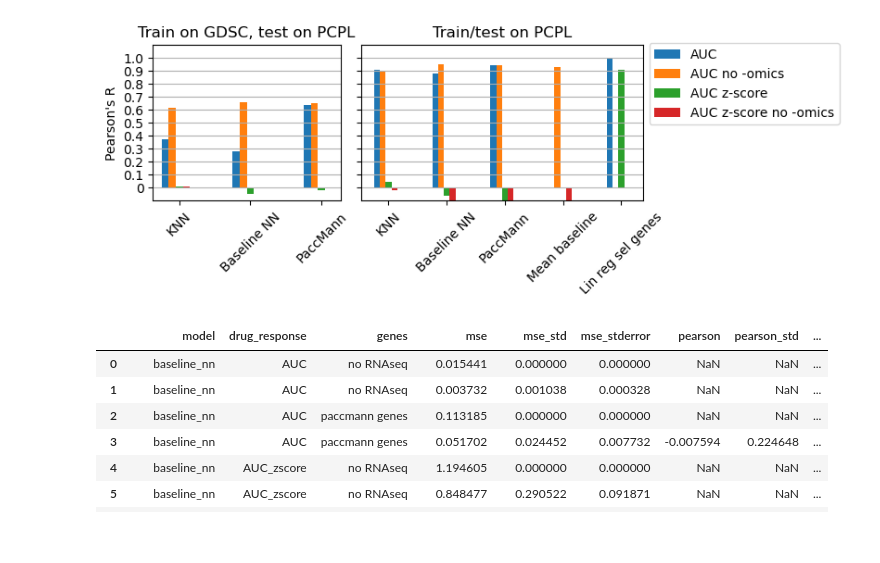
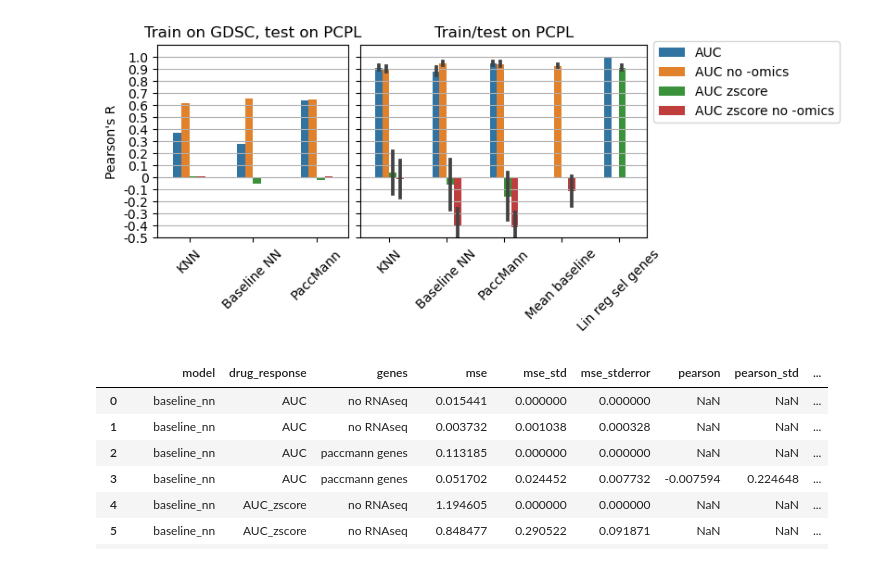
Before and after one commit to UroGenus/GDSC_Pancreatic_study, a Jupyter notebook: Pancreatic_models_evaluation.ipynb, the cells around one changed output. Cells and saved outputs as stored; diff of their text form; code cells hidden in the pictures; blank space fills up the shorter version.

Commit message:
eval bug fixed

```diff
--- a/Pancreatic_models_evaluation.ipynb
+++ b/Pancreatic_models_evaluation.ipynb
@@ -123,14 +123,16 @@ for mode in modes:
             for submodel in os.listdir(model_path):
                 if submodel.startswith('.'): continue
 
+                #if model != 'paccmann' or mode != 'gdsc_pan': continue
+
                 submodel_path = os.path.join(model_path, submodel)
 
                 if submodel.endswith('zeros') or model == 'mean_baseline': rnaseq = 'no RNAseq'
                 elif submodel.endswith('feat_sel'): rnaseq = 'genes selected per drug'
                 else: rnaseq = 'paccmann genes'
-
                 print(mode, cond, model, submodel)
                 prediction_df = None
+
 
                 if mode == 'gdsc_pan':
                     for pred_file in os.listdir(submodel_path):
@@ -139,20 +141,21 @@ for mode in modes:
                         prediction_df = pd.read_csv(prediction_path, index_col = 0)
                         if model == 'knn':
                             prediction_df = prediction_df.pivot(index = 'cell_line', columns = 'drug', values = 'predictions')
+                            test_df = part_test_df
                         else:
-                            part_test_df = (part_test_df.T.max() - part_test_df.T).T
-                        prediction_df = prediction_df.loc[part_test_df.index][part_test_df.columns]
+                            test_df = (part_test_df.T.max() - part_test_df.T).T
+                        prediction_df = prediction_df.loc[test_df.index][test_df.columns]
 
-                        (mse, pearsonr, pval) = evaluate_mse_pearson(prediction_df, part_test_df)
+                        (mse, pearsonr, pval) = evaluate_mse_pearson(prediction_df, test_df)
                         mse_pearson_eval.loc[mp_counter] = [model, cond, rnaseq,
                                                                 -1, mse, pearsonr, pval, mode]
-                        (mse, pearsonr, pval) = evaluate_mse_pearson_per_drug(prediction_df, part_test_df)
+                        (mse, pearsonr, pval) = evaluate_mse_pearson_per_drug(prediction_df, test_df)
                         mse_pearson_eval_per_drug.loc[mp_counter] = [model, cond, rnaseq,
                                                                         -1, mse, pearsonr, pval, mode]
                         mp_counter += 1
 
                         for k in ks:
-                            (prec, ndcg) = evaluate_ranking(prediction_df, part_test_df, k = k)
+                            (prec, ndcg) = evaluate_ranking(prediction_df, test_df, k = k)
 
                             ranking_eval.loc[ranking_counter] = [model, cond, rnaseq,
                                                                 -1, k, np.mean(prec), np.mean(ndcg), mode]
@@ -316,70 +319,64 @@ def extract_metrics(mse_pearson, models):
             mse_err.append(row.mse_stderror.values[0])
     return (pearson, pearson_err, mse, mse_err)
 # %%
-fig, axs = plt.subplots(nrows=1, ncols=2, figsize=(8,3), constrained_layout=True, sharey = True,
+fig, axs = plt.subplots(nrows=1, ncols=2, figsize=(8,3.4), constrained_layout=True, sharey = True,
                         gridspec_kw={'width_ratios':[1, 1.5]})
 axs = axs.ravel()
 
-auc_rows = mse_pearson_res[(mse_pearson_res.drug_response == 'AUC')&(mse_pearson_res['mode'] == 'solo_pan')]
-auc_zscore_rows = mse_pearson_res[(mse_pearson_res.drug_response == 'AUC_zscore')&(mse_pearson_res['mode'] == 'solo_pan')]
+mse_pearson_eval = mse_pearson_eval.replace({'paccmann': 'PaccMann',
+                                            'baseline_nn': 'Baseline NN', 'mean_baseline': 'Mean baseline',
+                                            'lin_reg_feat_sel': 'Lin reg sel genes', 'knn': 'KNN',
+                                            'AUC_zscore': 'AUC zscore'})
+for (dr, g), rows in mse_pearson_eval.groupby(['drug_response', 'genes']):
+    if g == 'no RNAseq': mse_pearson_eval.loc[rows.index, 'label'] = dr + ' no -omics'
+    else: mse_pearson_eval.loc[rows.index, 'label'] = dr
 
-X = ['knn', 'baseline_nn', 'paccmann', 'mean_baseline', 'lin_reg_feat_sel']
-X_lab = ['KNN', 'Baseline NN', 'PaccMann', 'Mean baseline', 'Lin reg sel genes']
-X_axis = np.arange(len(X))
+solo_pan_rows = mse_pearson_eval[(mse_pearson_eval['mode'] == 'solo_pan')]
+solo_pan_rows = solo_pan_rows[solo_pan_rows.model.isin(['KNN', 'PaccMann', 'Baseline NN',
+                                                        'Mean baseline', 'Lin reg sel genes'])]
 
-(AUC_pearson, AUC_pearson_err, AUC_mse, AUC_mse_err) = extract_metrics(auc_rows[(auc_rows.genes != 'no RNAseq')], X)
-(AUCzero_pearson, AUCzero_pearson_err, AUCzero_mse, AUCzero_mse_err) = extract_metrics(auc_rows[(auc_rows.genes == 'no RNAseq')], X)
-
-(AUCz_pearson, AUCz_pearson_err, AUCz_mse, AUCz_mse_err) = extract_metrics(auc_zscore_rows[(auc_zscore_rows.genes != 'no RNAseq')], X)
-(AUCzzero_pearson, AUCzzero_pearson_err, AUCzzero_mse, AUCzzero_mse_err) = extract_metrics(auc_zscore_rows[(auc_zscore_rows.genes == 'no RNAseq')], X)
-
-axs[1].bar(X_axis - 0.2, AUC_pearson, 0.1, label = 'AUC')
-axs[1].bar(X_axis - 0.1, AUCzero_pearson, 0.1, label = 'AUC no -omics')
-axs[1].bar(X_axis + 0, AUCz_pearson, 0.1, label = 'AUC z-score')
-axs[1].bar(X_axis + 0.1, AUCzzero_pearson, 0.1, label = 'AUC z-score no -omics')
+sns.barplot(x="model", y="pearson", hue="label", data=solo_pan_rows, ax = axs[1],
+            width=0.5, errorbar = 'sd',
+            order=['KNN', 'Baseline NN', 'PaccMann', 'Mean baseline', 'Lin reg sel genes'])
 
 axs[1].set_title('Train/test on PCPL')
 axs[1].grid(axis='y')
 axs[1].set_ylim(-0.1, 1.1)
 #axs[0].set_xlim(0, 2)
 
-Y = [0, 0.1, 0.2, 0.3, 0.4, 0.5, 0.6, 0.7, 0.8, 0.9, 1.0]
+Y = [-0.5, -0.4, -0.3, -0.2, -0.1, 0, 0.1, 0.2, 0.3, 0.4, 0.5, 0.6, 0.7, 0.8, 0.9, 1.0]
 axs[1].set_yticks(Y, Y)
 
-axs[1].set_xticks(X_axis, X_lab, rotation = 45)
+axs[1].set_xticklabels(axs[1].get_xticklabels(), rotation=45)
 axs[1].grid(b=True, axis='y')
 axs[1].legend(bbox_to_anchor=(1, 1.05))
+axs[1].set_xlabel(None)
+axs[1].set_ylabel(None)
 
 ###########
 
-models = ['knn', 'baseline_nn', 'paccmann']
+gdsc_pan_rows = mse_pearson_eval[(mse_pearson_eval['mode'] == 'gdsc_pan')]
+gdsc_pan_rows = gdsc_pan_rows[gdsc_pan_rows.model.isin(['KNN', 'PaccMann', 'Baseline NN'])]
 
-auc_rows = mse_pearson_res[(mse_pearson_res.drug_response == 'AUC')&(mse_pearson_res['mode'] == 'gdsc_pan')].set_index('model').loc[models]
-auc_zscore_rows = mse_pearson_res[(mse_pearson_res.drug_response == 'AUC_zscore')&(mse_pearson_res['mode'] == 'gdsc_pan')].set_index('model').loc[models]
-
-X = models
-X_axis = np.arange(len(X))
-X_lab = ['KNN', 'Baseline NN', 'PaccMann']
-
-axs[0].bar(X_axis - 0.2, auc_rows[auc_rows.genes != 'no RNAseq'].pearson.values, 0.1, label = 'AUC')
-axs[0].bar(X_axis - 0.1, auc_rows[auc_rows.genes == 'no RNAseq'].pearson.values, 0.1, label = 'AUC no -omics')
-axs[0].bar(X_axis - 0, auc_zscore_rows[auc_zscore_rows.genes != 'no RNAseq'].pearson.values, 0.1, label = 'AUC zscore')
-axs[0].bar(X_axis + 0.1, auc_zscore_rows[auc_zscore_rows.genes == 'no RNAseq'].pearson.values, 0.1, label = 'AUC zscore no -omics')
+sns.barplot(x="model", y="pearson", hue="label", data=gdsc_pan_rows, ax = axs[0],
+            width=0.5, errorbar = 'sd',
+            order=['KNN', 'Baseline NN', 'PaccMann'])
 
 
 axs[0].set_title('Train on GDSC, test on PCPL')
 axs[0].grid(axis='y')
 #axs[0].set_ylim(-0.1, 1.1)
 #axs[0].set_xlim(0, 2)
 
-axs[0].set_xticks(X_axis, X_lab, rotation = 45)
+axs[0].set_xticklabels(axs[0].get_xticklabels(), rotation=45)
 axs[0].grid(b=True, axis='y')
 axs[0].set_ylabel("Pearson's R")
-#axs[0].legend(bbox_to_anchor=(1, 1.05))
+axs[0].get_legend().remove()
+axs[0].set_xlabel(None)
 
 plt.savefig('figures/results/Pancreatic/pancreatic_pearson.png', facecolor = 'white', transparent = False, dpi=500)
 # %% [output]
-[figure, old version]
+[figure, new version]
 # %%
 counter = 0
 mse_pearson_res_per_drug = pd.DataFrame(columns = ['model', 'drug_response', 'genes',
```
Also changed, not shown: parts of 5 cells of this notebook, 27 other files.
